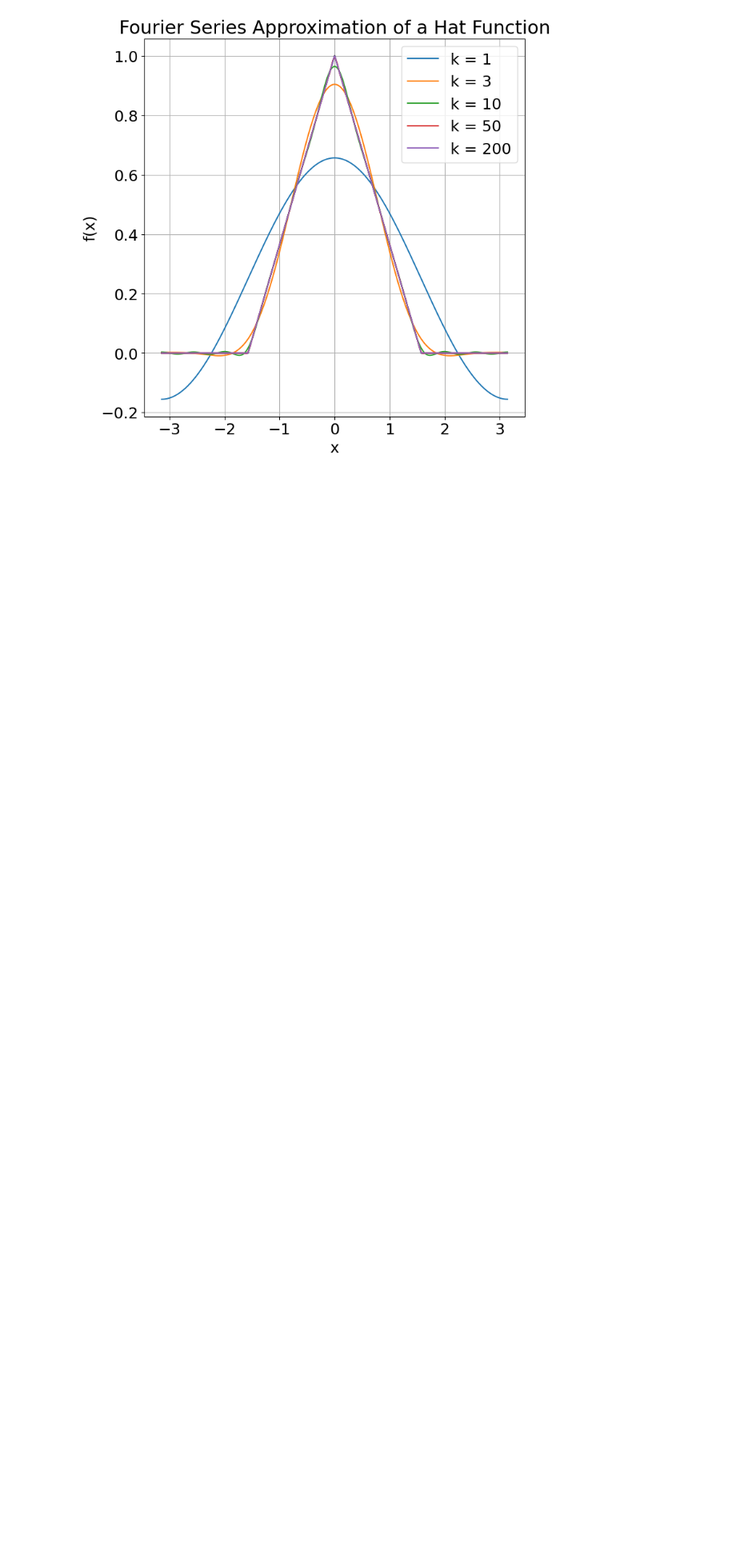
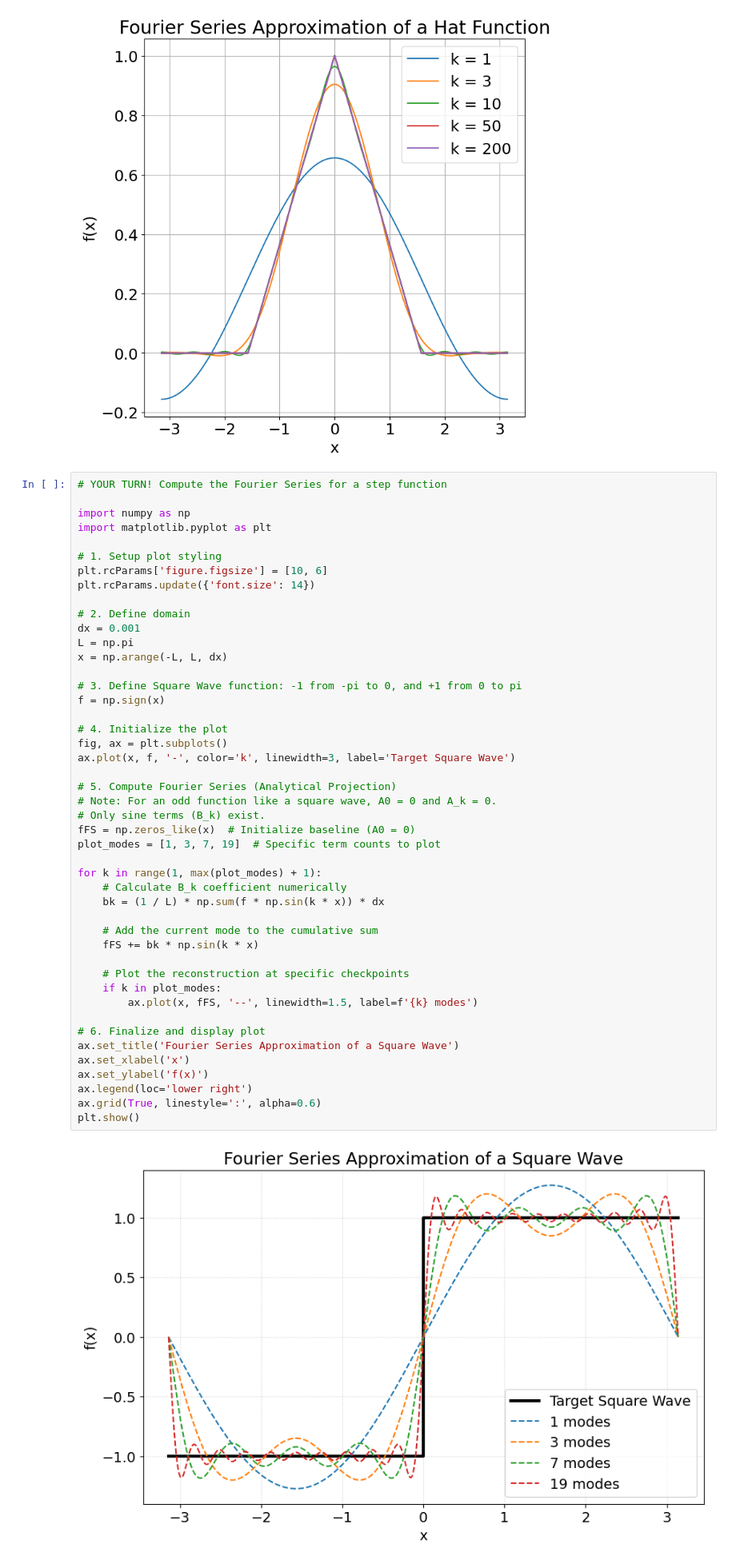
Before and after one commit to troyc03/sci-ml, a Jupyter notebook: prerequisites/numerical_methods/fourier.ipynb, the cells around one changed output. Shown at 80% size. Saved outputs shown, nothing was run; the diff lists cells and outputs as text; blank space fills up the shorter version.

```diff
--- a/prerequisites/numerical_methods/fourier.ipynb
+++ b/prerequisites/numerical_methods/fourier.ipynb
@@ -58,3 +58,51 @@ ax.grid(True)
 plt.show()
 # %% [output]
 [figure]
+# %%
+# YOUR TURN! Compute the Fourier Series for a step function
+
+import numpy as np
+import matplotlib.pyplot as plt
+
+# 1. Setup plot styling
+plt.rcParams['figure.figsize'] = [10, 6]
+plt.rcParams.update({'font.size': 14})
+
+# 2. Define domain
+dx = 0.001
+L = np.pi
+x = np.arange(-L, L, dx)
+
+# 3. Define Square Wave function: -1 from -pi to 0, and +1 from 0 to pi
+f = np.sign(x)
+
+# 4. Initialize the plot
+fig, ax = plt.subplots()
+ax.plot(x, f, '-', color='k', linewidth=3, label='Target Square Wave')
+
+# 5. Compute Fourier Series (Analytical Projection)
+# Note: For an odd function like a square wave, A0 = 0 and A_k = 0.
+# Only sine terms (B_k) exist.
+fFS = np.zeros_like(x)  # Initialize baseline (A0 = 0)
+plot_modes = [1, 3, 7, 19]  # Specific term counts to plot
+
+for k in range(1, max(plot_modes) + 1):
+    # Calculate B_k coefficient numerically
+    bk = (1 / L) * np.sum(f * np.sin(k * x)) * dx
+
+    # Add the current mode to the cumulative sum
+    fFS += bk * np.sin(k * x)
+
+    # Plot the reconstruction at specific checkpoints
+    if k in plot_modes:
+        ax.plot(x, fFS, '--', linewidth=1.5, label=f'{k} modes')
+
+# 6. Finalize and display plot
+ax.set_title('Fourier Series Approximation of a Square Wave')
+ax.set_xlabel('x')
+ax.set_ylabel('f(x)')
+ax.legend(loc='lower right')
+ax.grid(True, linestyle=':', alpha=0.6)
+plt.show()
+# %% [output]
+[figure, added]
```
Also changed, not shown: 3 other files.
